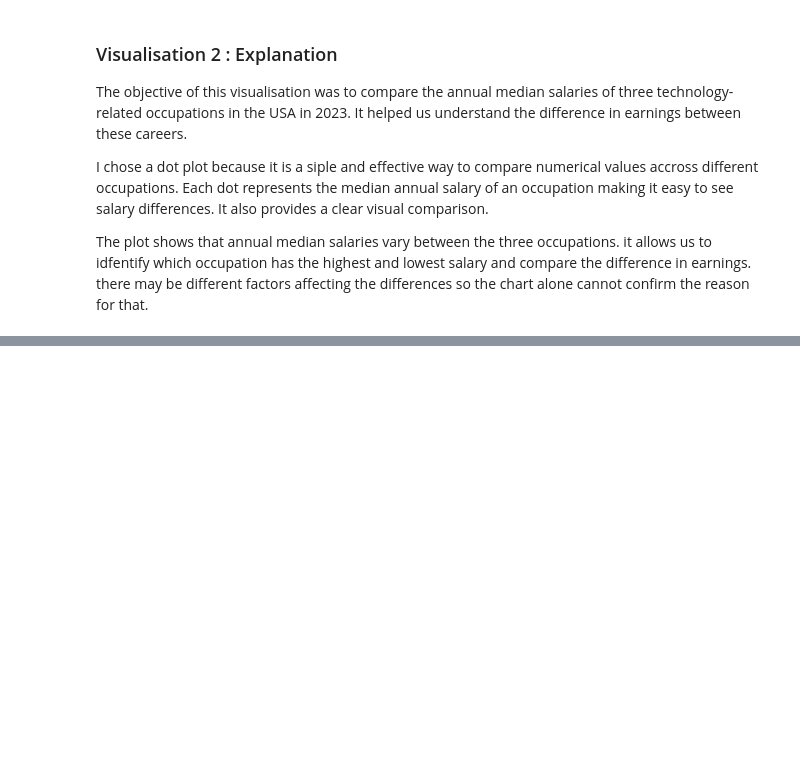
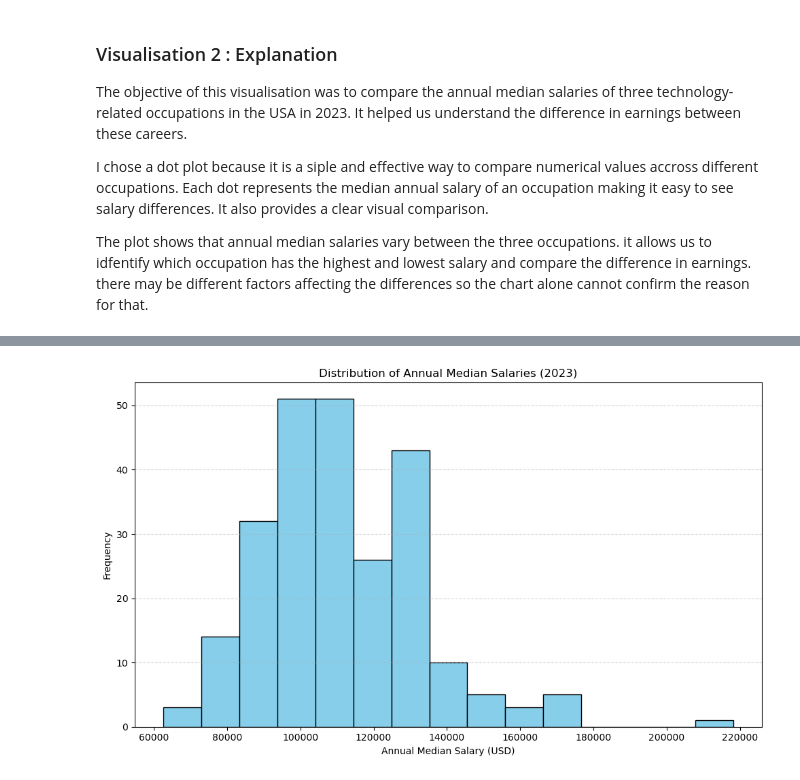
Before and after one commit to Aayusho/Data-Visualisation-and-Communication-CA1, a Jupyter notebook: Ca1 Data_vis_and_comm.ipynb, the cells around one changed output, grey strips where cells are left out. Cells and saved outputs as stored; diff of their text form; code cells hidden in the pictures; blank space fills up the shorter version.

```diff
--- a/Ca1 Data_vis_and_comm.ipynb
+++ b/Ca1 Data_vis_and_comm.ipynb
@@ -306,0 +309,6 @@ The plot shows that annual median salaries vary between the three occupations. i
+# %%
+jobs = ['15-1252', '15-2051', '15-1221', '15-1212', '15-1211']
+
+df[df['OCC_CODE'].isin(jobs)][
+    ['OCC_CODE', 'OCC_TITLE', 'AREA_TYPE', 'AREA_TITLE', 'A_MEDIAN']
+].head(15)
@@ -306,0 +352,13 @@ The plot shows that annual median salaries vary between the three occupations. i
+# %%
+box_data = df.loc[
+    (df['OCC_CODE'].isin(jobs)) &
+    (df['AREA_TYPE'] == 2) &
+    (df['NAICS'] == '000000')
+].copy()
+# %%
+box_data['A_MEDIAN'] = pd.to_numeric(
+    box_data['A_MEDIAN'],
+    errors='coerce'
+)
+
+box_data = box_data.dropna(subset=['A_MEDIAN'])
@@ -306,0 +483,4 @@ The plot shows that annual median salaries vary between the three occupations. i
+# %%
+hist_data = box_data['A_MEDIAN'].dropna()
+
+hist_data.describe()
@@ -306,0 +497,19 @@ The plot shows that annual median salaries vary between the three occupations. i
+# %%
+plt.figure(figsize=(10, 6))
+
+plt.hist(
+    hist_data,
+    bins=15,
+    color='skyblue',
+    edgecolor='black'
+)
+
+plt.xlabel('Annual Median Salary (USD)')
+plt.ylabel('Frequency')
+plt.title('Distribution of Annual Median Salaries (2023)')
+
+plt.grid(axis='y', linestyle='--', alpha=0.5)
+plt.tight_layout()
+plt.show()
+# %% [output]
+[figure, added]
```
Also changed, not shown: parts of 15 cells of this notebook.
